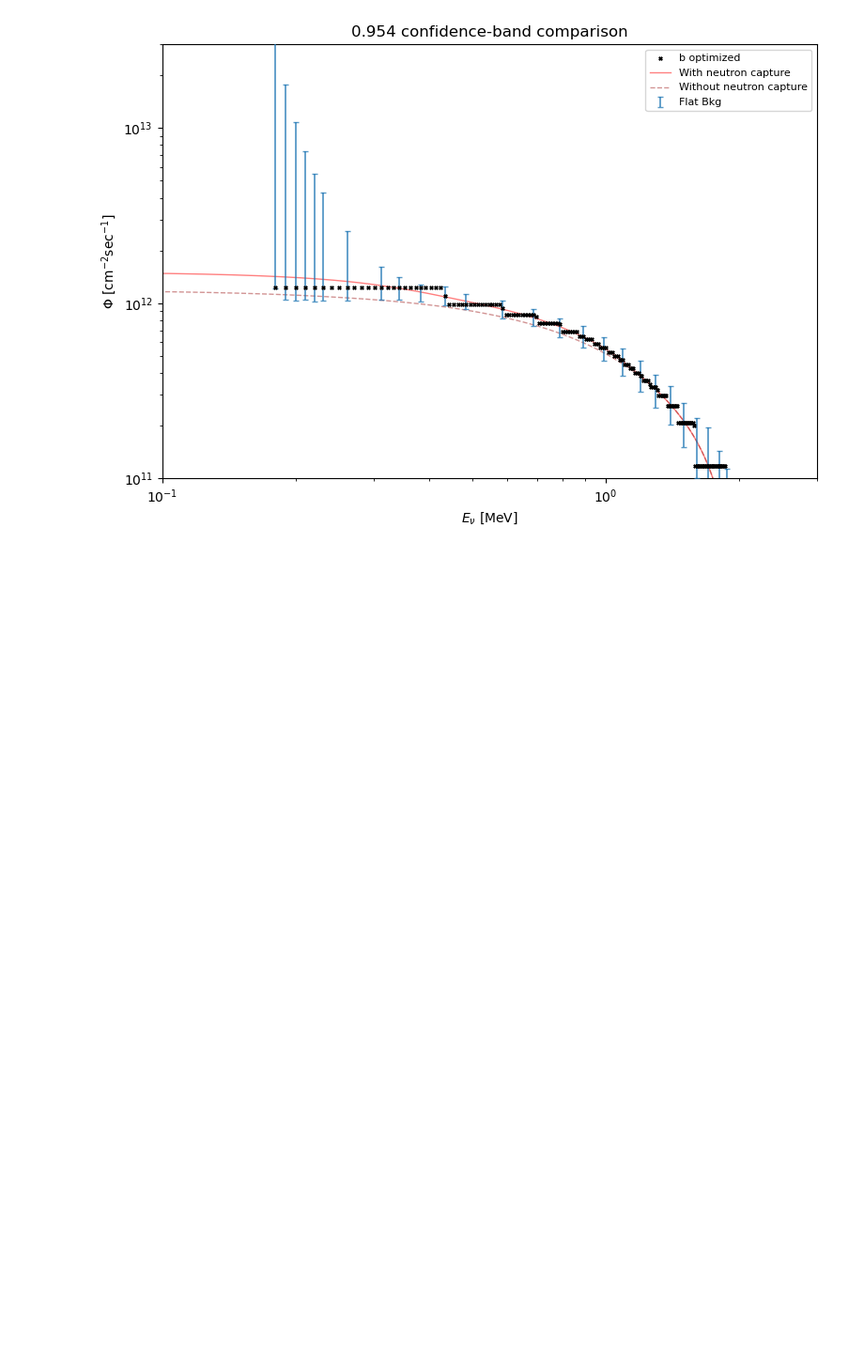
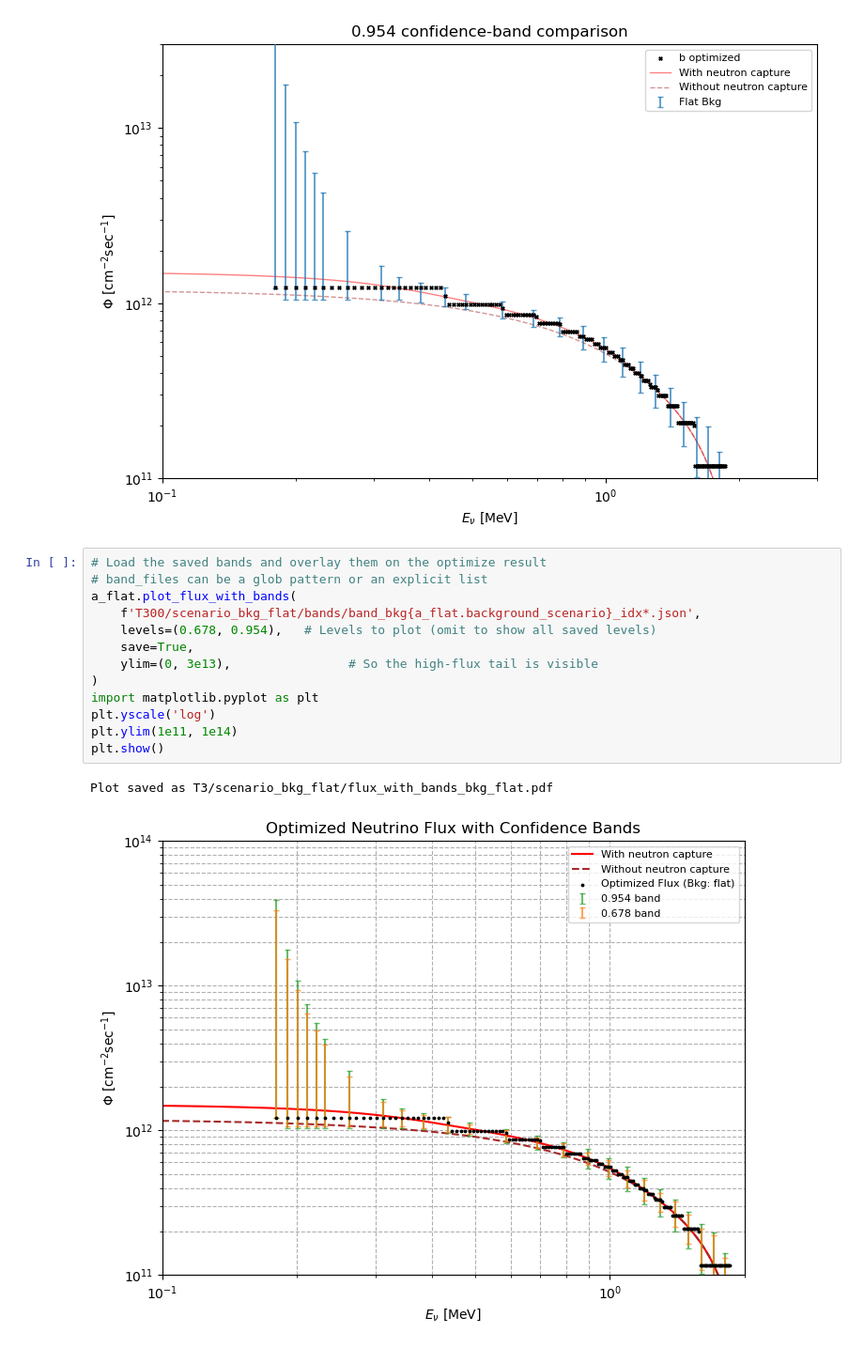
Before and after one commit to kyphys-creator/neutrinoAnalysis, a Jupyter notebook: 1eV/comparison_T300.ipynb, the cells around one changed output. Shown at 94% size. Drawn from its saved outputs; the diff is of its cells as text; blank space fills up the shorter version.

Commit message:
Update regenerated bands, plots, and notebook runs
Co-Authored-By: Claude Opus 4.7 <noreply@anthropic.com>

```diff
--- a/1eV/comparison_T300.ipynb
+++ b/1eV/comparison_T300.ipynb
@@ -80,3 +80,19 @@ a_flat.plot_band_comparison(
 # %% [output]
 Plot saved as band_comparison_T300_2sigma_edge.pdf
 [figure]
+# %%
+# Load the saved bands and overlay them on the optimize result
+# band_files can be a glob pattern or an explicit list
+a_flat.plot_flux_with_bands(
+    f'T300/scenario_bkg_flat/bands/band_bkg{a_flat.background_scenario}_idx*.json',
+    levels=(0.678, 0.954),   # Levels to plot (omit to show all saved levels)
+    save=True,
+    ylim=(0, 3e13),                # So the high-flux tail is visible
+)
+import matplotlib.pyplot as plt
+plt.yscale('log')
+plt.ylim(1e11, 1e14)
+plt.show()
+# %% [output]
+Plot saved as T3/scenario_bkg_flat/flux_with_bands_bkg_flat.pdf
+[figure, added]
```
Also changed, not shown: 55 other files.
